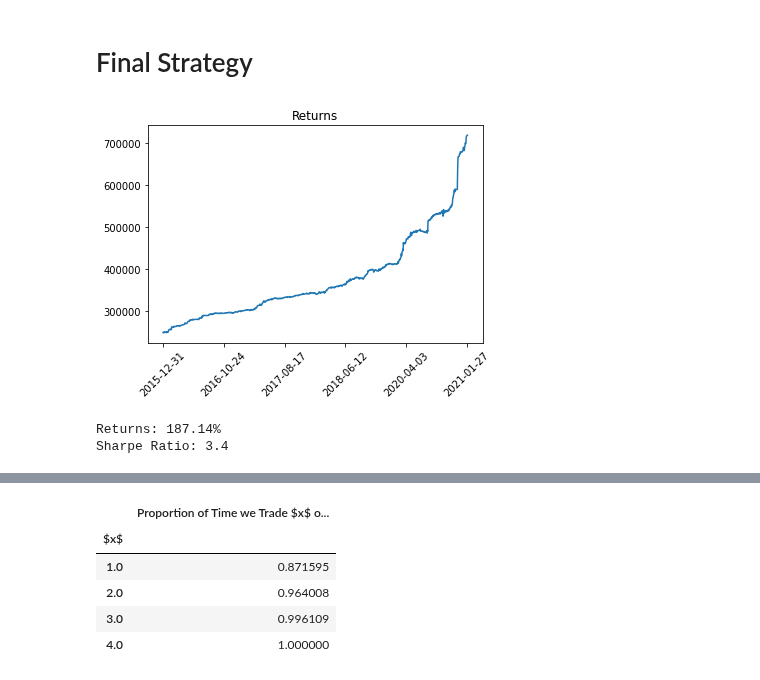
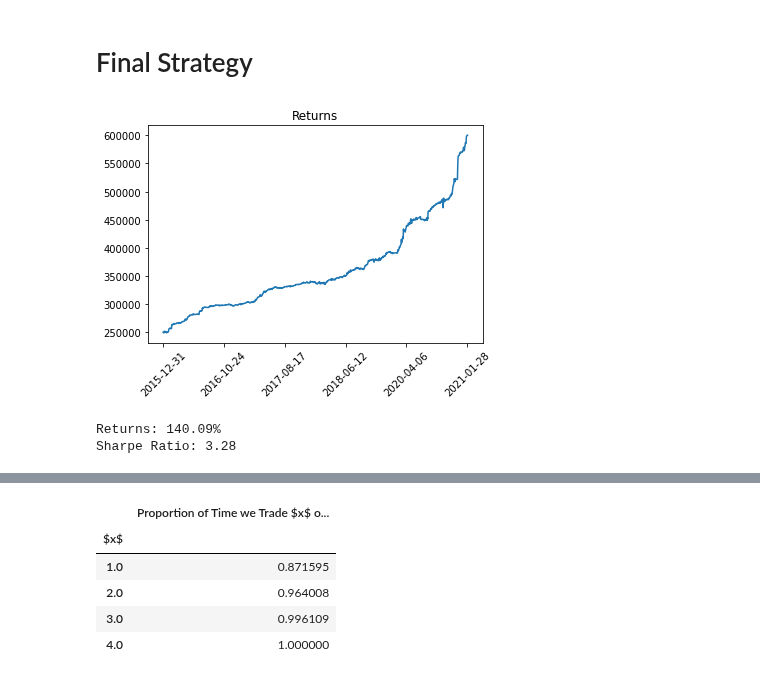
Before and after one commit to jh-lor/ADRPairsTrading, a Jupyter notebook: final_strategy_eric.ipynb, the cells around one changed output, grey strips where cells are left out. Saved outputs shown, nothing was run; the diff lists cells and outputs as text; code cells hidden in the pictures.

```diff
--- a/final_strategy_eric.ipynb
+++ b/final_strategy_eric.ipynb
@@ -90,7 +134,7 @@ datelist = sorted(date_set)
 # %%
 def final_strategy(df_dict, datelist, trading_limits, allocation, hp, list_pairs, cash = 250000,
                    start_date = "2016-01-01", end_date = "2021-01-31", slippage_bps = 10, borrowing_bps = 50,
-                   risk_lookback = 100, cooldown = 100, cooldown_limit = 100, var_ci = 0.95, var_limit = 0.1,
+                   risk_lookback = 100, cooldown_limit = 100, var_ci = 0.95, var_limit = 0.1,
                    max_drawdown_limit = 0.2, sigma_limit = 0.05, stop_loss_limit = 0.15, maximum_holding_period = 30,
                    volume_lookback = 5, adjust_for_risk = True):
 
@@ -103,6 +147,8 @@ def final_strategy(df_dict, datelist, trading_limits, allocation, hp, list_pairs
         hp_dict[(country, adr)]["lookback"] = int(hp[(country, adr)][0])
         hp_dict[(country, adr)]["entry"] = hp[(country, adr)][1]
         hp_dict[(country, adr)]["exit"] = hp[(country, adr)][2]
+        hp_dict[(country, adr)]["actual_entries"] = []
+        hp_dict[(country, adr)]["actual_exits"] = []
         hp_dict[(country, adr)]["stop_loss"] = hp[(country, adr)][3]
         # Fraction of cash allocated to each adr-stock pair
         hp_dict[(country, adr)]["allocation"] = allocation[country]/trading_limits[country]
@@ -147,6 +193,8 @@ def final_strategy(df_dict, datelist, trading_limits, allocation, hp, list_pairs
     # Determine if risk limits have been breached
     breach1 = False
     breach2 = False
+    cooldown = cooldown_limit
+    reduced_allocation_cooldown = cooldown_limit
 
     # Accounts for slippage and transaction costs
     short_multiplier = 1 - 0.0001*slippage_bps
@@ -162,6 +210,7 @@ def final_strategy(df_dict, datelist, trading_limits, allocation, hp, list_pairs
             # Log number of stocks traded in each country
             # Log portfolio value of the day before, when the Asian market opens
             cooldown += 1
+            reduced_allocation_cooldown += 1
             dates.append(prev_date)
             prev_value = prev_cash
             for country in countries:
@@ -203,6 +252,10 @@ def final_strategy(df_dict, datelist, trading_limits, allocation, hp, list_pairs
             prev_cash = cash
 
             # Risk Tests
+            if reduced_allocation_cooldown == cooldown_limit:
+                for (country, adr) in list_pairs:
+                    hp_dict[(country, adr)]["allocation"] = hp_dict[(country, adr)]["original_allocation"]
+
             if cooldown >= cooldown_limit and adjust_for_risk:
                 max_drawdown = calc_max_drawdown(portfolio_values_for_risk, method = "absolute")
                 starting_cash = portfolio_values_for_risk[0]
@@ -226,16 +279,15 @@ def final_strategy(df_dict, datelist, trading_limits, allocation, hp, list_pairs
                 elif (max_drawdown > 0.75*max_drawdown_limit*starting_cash or cum_pl < -0.75*stop_loss_limit*starting_cash) and not breach2:
                     liquidate_frac = 0.5
                     for (country, adr) in list_pairs:
-                        if breach1:
-                            hp_dict[(country, adr)]["allocation"] *= (2/3)
-                        else:
-                            hp_dict[(country, adr)]["allocation"] *= (1/3)
+                        hp_dict[(country, adr)]["allocation"] = hp_dict[(country, adr)]["original_allocation"]*(1/3)
                     breach2 = True
+                    reduced_allocation_cooldown = 0
                 elif (max_drawdown > 0.5*max_drawdown_limit*starting_cash or cum_pl < -0.5*stop_loss_limit*starting_cash) and not breach1:
                     liquidate_frac = 1/3
                     for (country, adr) in list_pairs:
-                        hp_dict[(country, adr)]["allocation"] *= (1/2)
+                        hp_dict[(country, adr)]["allocation"] = hp_dict[(country, adr)]["original_allocation"]*(1/2)
                     breach1 = True
+                    reduced_allocation_cooldown = 0
 
                 # Calculate VaR and PnL volatility for each prior day at Asian market open
                 # Further adjust fraction to liquidate based on these risk limits
@@ -383,6 +435,9 @@ def final_strategy(df_dict, datelist, trading_limits, allocation, hp, list_pairs
                                         adr_px = row['adr_open']*short_multiplier
                                         cash += adr_quantity*adr_px
                                         prev_cash += adr_quantity*adr_px
+                                        actual_price_difference = row['adr_open_per_unit'] - row['stock_close_per_unit']/row['avg_us_before']
+                                        actual_entry = (actual_price_difference - mean)/std
+                                        hp_dict[(country, adr)]["actual_entries"].append(actual_entry)
 
                                         # Long Stock
                                         stock_pos += stock_quantity
@@ -405,6 +460,9 @@ def final_strategy(df_dict, datelist, trading_limits, allocation, hp, list_pairs
                                     adr_px = row['adr_open']*long_multiplier
                                     cash -= abs(adr_pos)*adr_px
                                     prev_cash -= abs(adr_pos)*adr_px
+                                    actual_price_difference = row['adr_open_per_unit'] - row['stock_close_per_unit']/row['avg_us_before']
+                                    actual_exit = (actual_price_difference - mean)/std
+                                    hp_dict[(country, adr)]["actual_exits"].append(actual_exit)
 
                                     # Short Stock
                                     stock_px_fx = merged_df.loc[index+1,'stock_open']*short_multiplier
@@ -491,6 +549,10 @@ def final_strategy(df_dict, datelist, trading_limits, allocation, hp, list_pairs
                                         # because the trade below will occur on the next day (EST)
                                         positions[(country, adr)]["prev_adr_pos"] = positions[(country, adr)]["adr_pos"]
 
+                                        actual_price_difference = row['adr_close_per_unit'] - merged_df.loc[index+1,'stock_open_per_unit']/merged_df.loc[index+1,'avg_non_us_before']
+                                        actual_entry = (actual_price_difference - mean)/std
+                                        hp_dict[(country, adr)]["actual_entries"].append(actual_entry)
+
                                         # Short ADR
                                         adr_pos -= adr_quantity
                                         positions[(country, adr)]["adr_pos"] -= adr_quantity
@@ -521,6 +583,10 @@ def final_strategy(df_dict, datelist, trading_limits, allocation, hp, list_pairs
                                     # because the trade below will occur on the next day (EST)
                                     positions[(country, adr)]["prev_adr_pos"] = positions[(country, adr)]["adr_pos"]
 
+                                    actual_price_difference = row['adr_close_per_unit'] - merged_df.loc[index+1,'stock_open_per_unit']/merged_df.loc[index+1,'avg_non_us_before']
+                                    actual_exit = (actual_price_difference - mean)/std
+                                    hp_dict[(country, adr)]["actual_exits"].append(actual_exit)
+
                                     # Long ADR
                                     adr_px = merged_df.loc[index+1,'adr_open']*long_multiplier
                                     cash -= abs(adr_pos)*adr_px
@@ -538,25 +604,25 @@ def final_strategy(df_dict, datelist, trading_limits, allocation, hp, list_pairs
                                 conditions[(country, adr)]["enter_cond2"] = enter_cond2
                                 conditions[(country, adr)]["exit_cond2"] = exit_cond2
 
-    return dates, portfolio_values, trade_records, num_traded
+    return dates, portfolio_values, trade_records, num_traded, hp_dict
 # %%
 trading_limits = {"Australia" : 5, "China" : 5, "Japan" : 4}
 allocation = {"Australia" : 1/3, "China" : 1/3, "Japan" : 1/3}
 # In-Sample
-dates1, portfolio_values1, trade_records1, num_traded1 = final_strategy(df_dict, datelist, trading_limits, allocation, hp, list_pairs, start_date = "2016-01-01", end_date = "2019-02-21")
-dates2, portfolio_values2, trade_records2, num_traded2 = final_strategy(df_dict, datelist, trading_limits, allocation, hp, list_pairs, start_date = "2020-02-23", end_date = "2021-01-31", cash = portfolio_values1[-1])
+dates1, portfolio_values1, trade_records1, num_traded1, hp_dict1 = final_strategy(df_dict, datelist, trading_limits, allocation, hp, list_pairs, start_date = "2016-01-01", end_date = "2019-02-21")
+dates2, portfolio_values2, trade_records2, num_traded2, hp_dict2 = final_strategy(df_dict, datelist, trading_limits, allocation, hp, list_pairs, start_date = "2020-02-23", end_date = "2021-01-31", cash = portfolio_values1[-1])
 plt.title("Returns")
-dates = dates1 + dates2
-portfolio_values = portfolio_values1 + portfolio_values2
+dates = dates1 + dates2[1:]
+portfolio_values = portfolio_values1 + portfolio_values2[1:]
 plot_returns(dates, portfolio_values)
 #print("".join(trade_records[:11]))
 ret = np.round(100*(portfolio_values[-1] - portfolio_values[0])/portfolio_values[0], 2)
 print("Returns: {}%".format(ret))
 print("Sharpe Ratio: {}".format(calc_sharpe(portfolio_values)))
 # %% [output]
-[figure, old version]
+[figure, new version]
-Returns: 187.14%
-Sharpe Ratio: 3.4
+Returns: 140.09%
+Sharpe Ratio: 3.28
 # %%
 num_traded_aus = num_traded1["Australia"] + num_traded2["Australia"]
 num_traded_hk = num_traded1["China"] + num_traded2["China"]
```
Also changed, not shown: parts of 18 cells of this notebook, 2 other files.
